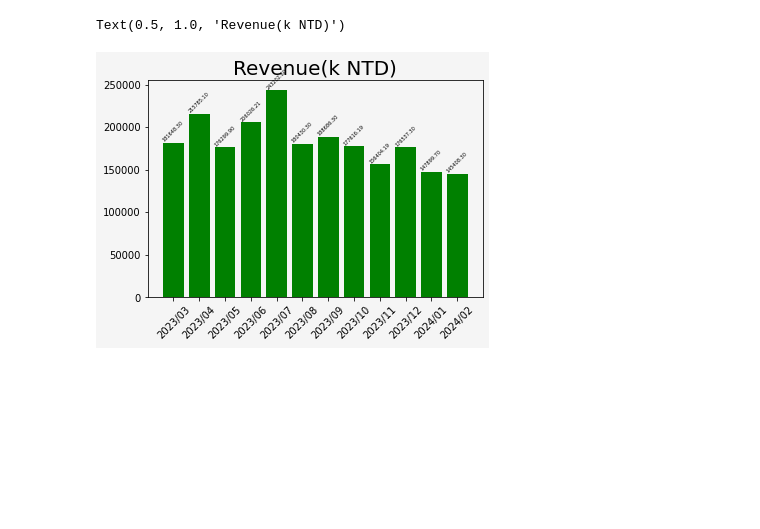
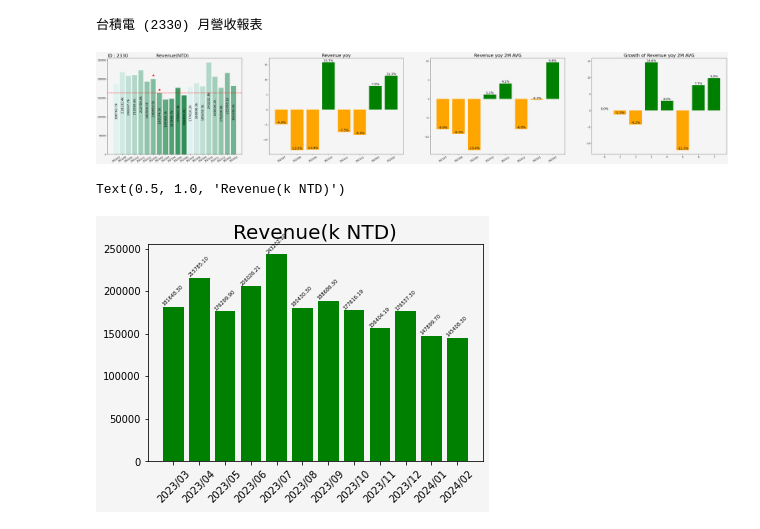
Before and after one commit to johnnyliao0325/Stock_RS_Strategy_Manager, a Jupyter notebook: Stock_RS_rate_analysis/fundamental.ipynb, the cells around one changed output. Drawn from its saved outputs; the diff is of its cells as text; code cells hidden in the pictures; blank space fills up the shorter version.

```diff
--- a/Stock_RS_rate_analysis/fundamental.ipynb
+++ b/Stock_RS_rate_analysis/fundamental.ipynb
@@ -439,3 +525,9 @@ def choose_all(stockID, season = 8):
+# %%
+stockID = '2330'
+month_revenue(stockID, n_months=8)
+# %% [output]
+台積電 (2330) 月營收報表
+[figure, added]
 # %%
 t = """年度/月份 營業收入（單位：千元） 累計營業收入（單位：千元）
 單月營收 去年同月營收 單月月增率 單月年增率 累計營收 去年累計營收 累積年增率
```
Also changed, not shown: parts of 4 cells of this notebook.
